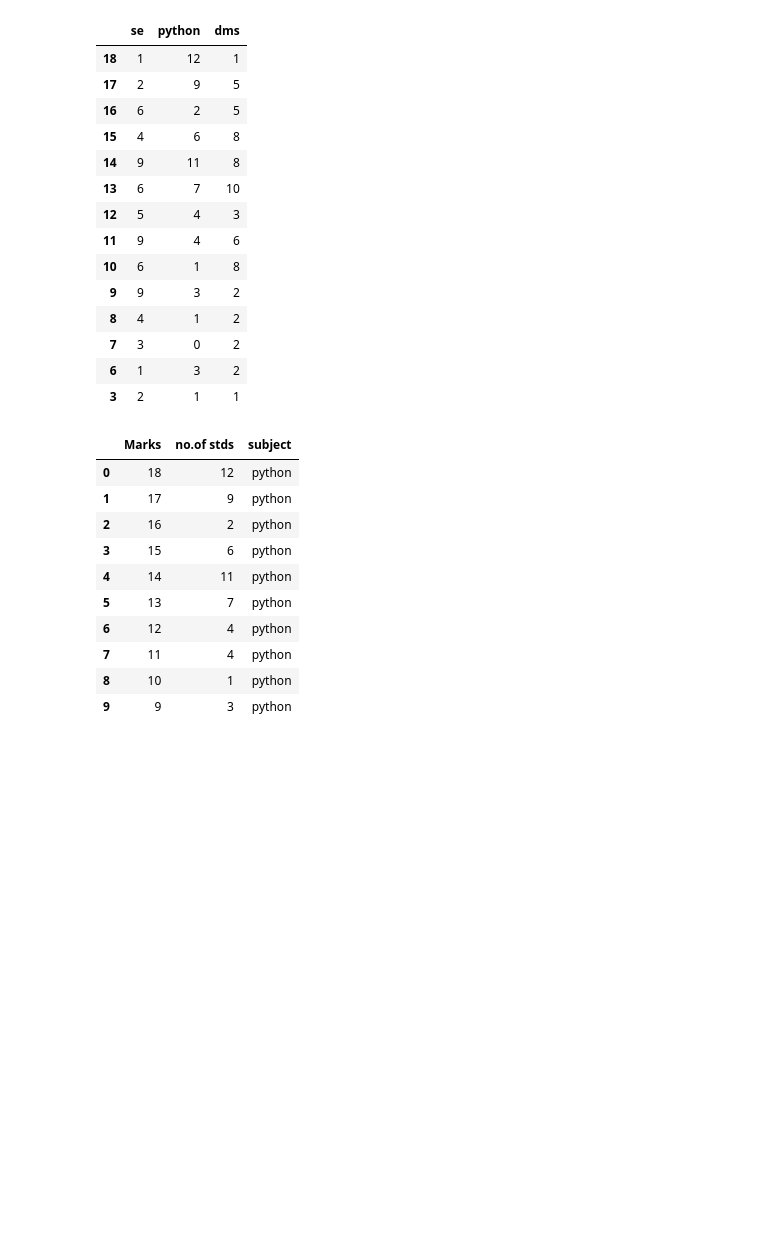
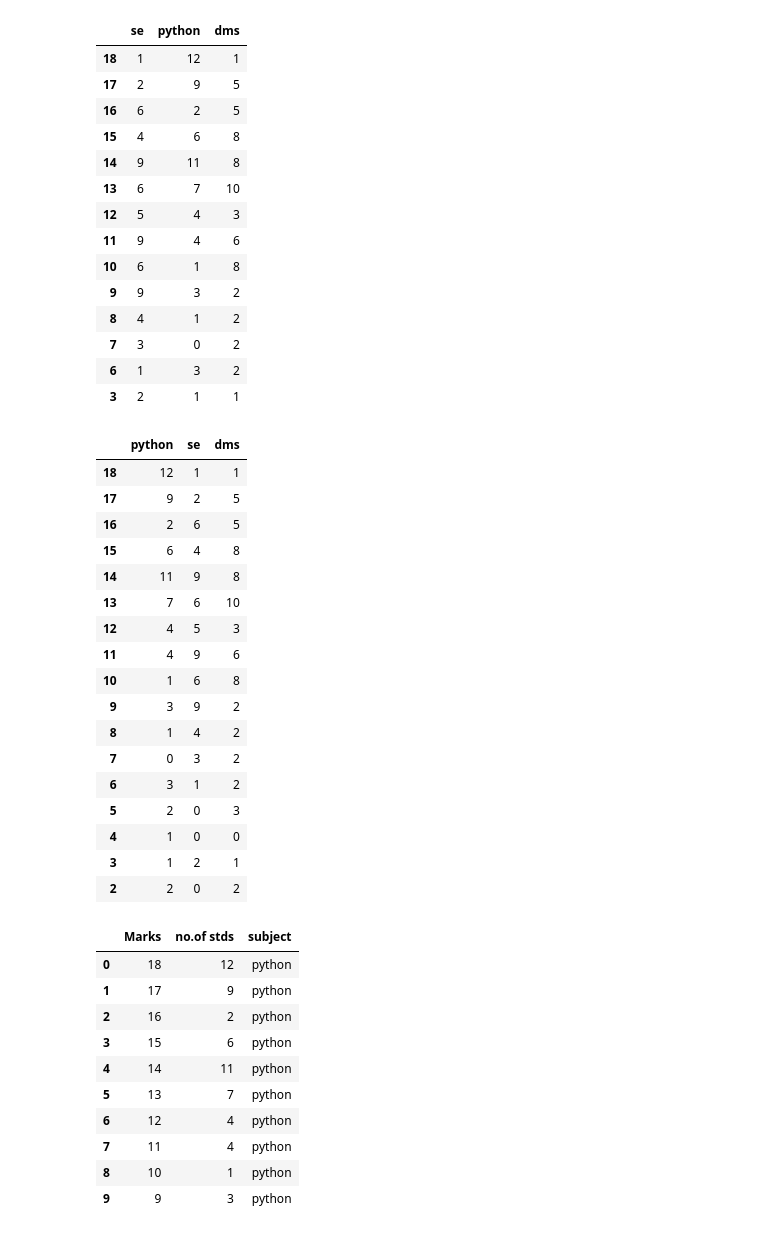
Before and after one commit to sasivatsal7122/Student-Marks-yonolesees-VIIT, a Jupyter notebook: yonolsees-2.ipynb, the cells around one changed output. Saved outputs shown, nothing was run; the diff lists cells and outputs as text; code cells hidden in the pictures; blank space fills up the shorter version.

```diff
--- a/yonolsees-2.ipynb
+++ b/yonolsees-2.ipynb
@@ -507,6 +520,31 @@ final_fdf.head(20)
 | 7 | 3 | 0 | 2 |
 | 6 | 1 | 3 | 2 |
 | 3 | 2 | 1 | 1 |
+# %%
+test = pd.concat([m_stats_python_t, m_stats_se_t,m_stats_dms_t], axis=1)
+test= test.iloc[::-1]
+test.fillna(0,inplace=True)
+test = test.astype(int)
+test.head(20)
+# %% [output]
+|  | python | se | dms |
+| 18 | 12 | 1 | 1 |
+| 17 | 9 | 2 | 5 |
+| 16 | 2 | 6 | 5 |
+| 15 | 6 | 4 | 8 |
+| 14 | 11 | 9 | 8 |
+| 13 | 7 | 6 | 10 |
+| 12 | 4 | 5 | 3 |
+| 11 | 4 | 9 | 6 |
+| 10 | 1 | 6 | 8 |
+| 9 | 3 | 9 | 2 |
+| 8 | 1 | 4 | 2 |
+| 7 | 0 | 3 | 2 |
+| 6 | 3 | 1 | 2 |
+| 5 | 2 | 0 | 3 |
+| 4 | 1 | 0 | 0 |
+| 3 | 1 | 2 | 1 |
+| 2 | 2 | 0 | 2 |
 # %%
 m_stats_python['subject'] = 'python'
 m_stats_dms['subject'] = 'dms'
```
Also changed, not shown: parts of 27 cells of this notebook, 1 other file.
